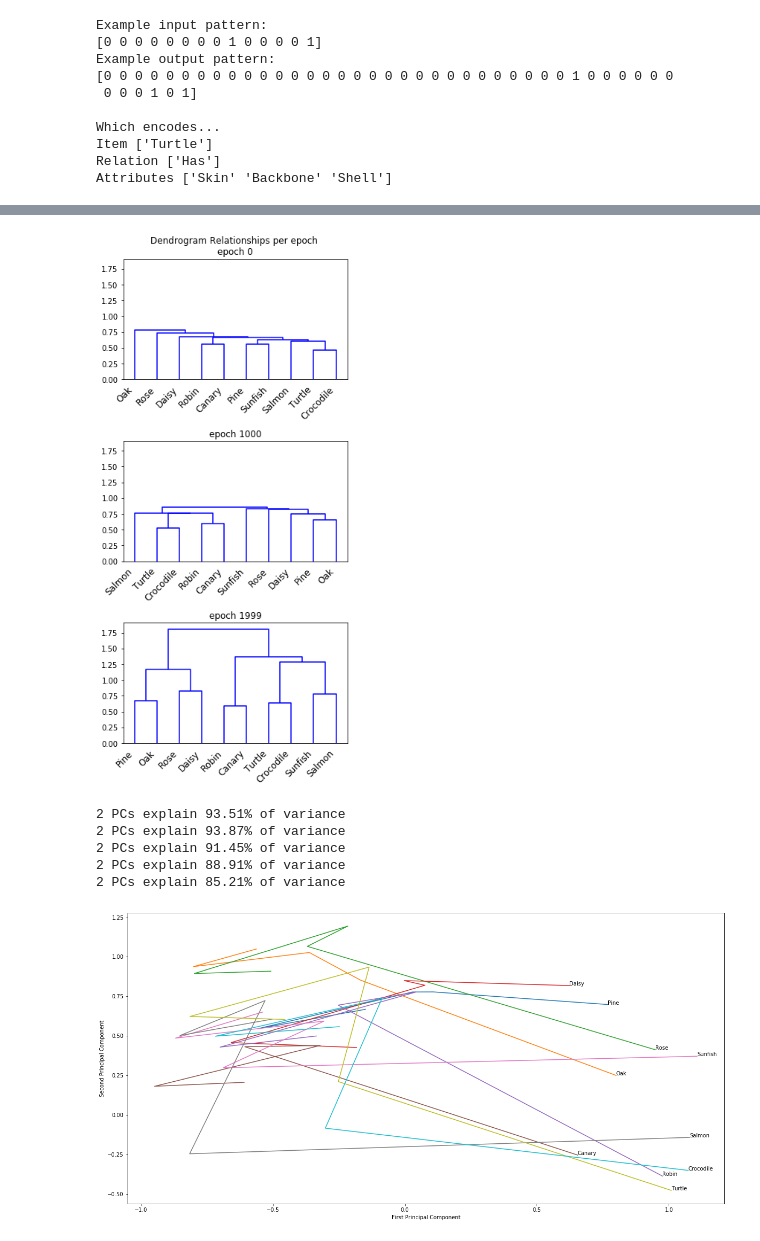
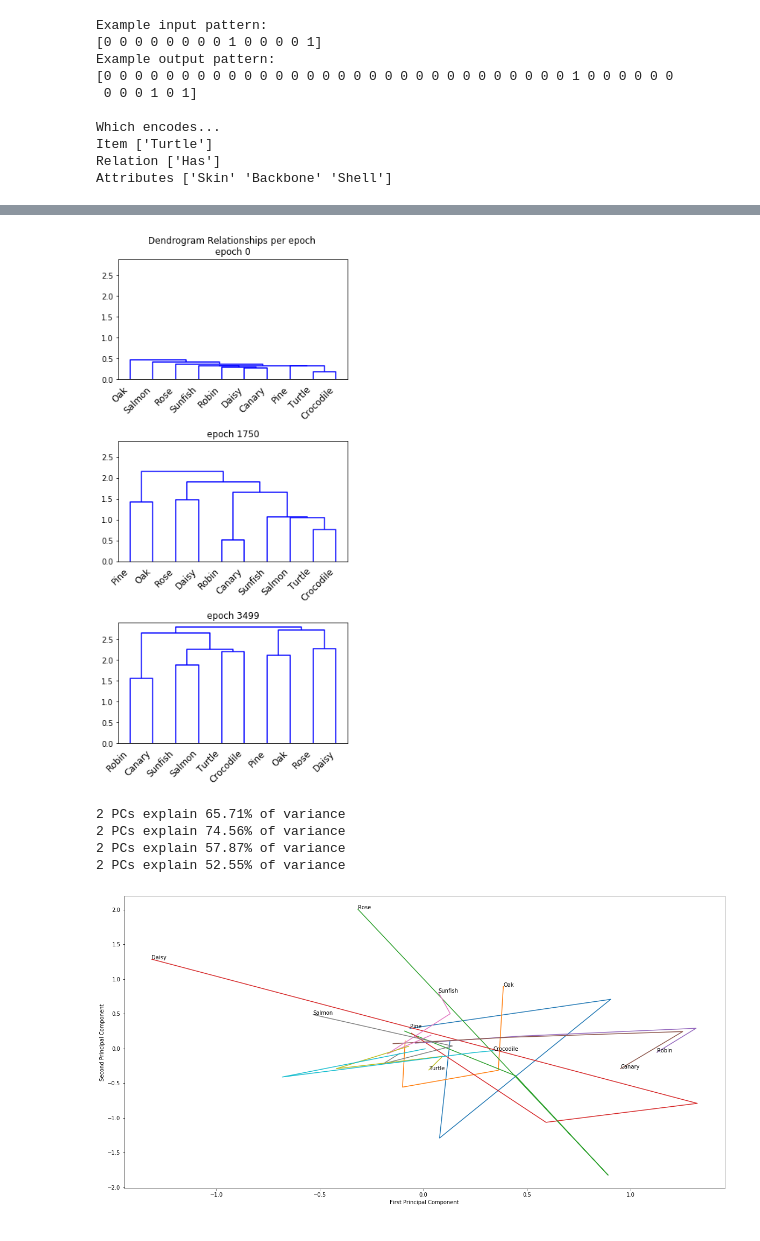
Before and after one commit to petersim1/CCM_Final_Project, a Jupyter notebook: Model_Training.ipynb, the cells around one changed output, grey strips where cells are left out. Drawn from its saved outputs; the diff is of its cells as text; code cells hidden in the pictures.

```diff
--- a/Model_Training.ipynb
+++ b/Model_Training.ipynb
@@ -91,13 +91,13 @@ class Net(nn.Module):
         self.hidden_layer_size = hidden_layer_size
 
         self.i2rep = nn.Linear(self.n_items, rep_layer_size,bias=False)
-        self.all2h = nn.Linear(rep_layer_size+self.n_relations, hidden_layer_size,bias=False)
-        self.h2o   = nn.Linear(hidden_layer_size, self.n_attributes,bias=False)
+        self.all2h = nn.Linear(rep_layer_size+self.n_relations, hidden_layer_size,bias=True)
+        self.h2o   = nn.Linear(hidden_layer_size, self.n_attributes,bias=True)
 
         # initialize untrainable bias.
-        self.i2rep.bias = nn.Parameter(torch.ones(1,self.rep_layer_size)*.5,requires_grad=False)
-        self.all2h.bias = nn.Parameter(torch.ones(1,self.hidden_layer_size)*.5,requires_grad=False)
-        self.h2o.bias = nn.Parameter(torch.ones(1,self.n_attributes)*.5,requires_grad=False)
+        #self.i2rep.bias = nn.Parameter(torch.ones(1,self.rep_layer_size)*.5,requires_grad=False)
+        self.all2h.bias = nn.Parameter(torch.ones(1,self.hidden_layer_size),requires_grad=True)
+        self.h2o.bias = nn.Parameter(torch.ones(1,self.n_attributes),requires_grad=True)
 
         # initialize weights.
         #nn.init.uniform_(self.i2rep.weight,-1.643,1.643)
@@ -156,19 +156,20 @@ class EarlyStop() :
             print('Loss has not decreased for {} epochs'.format(self.patience))
             self.early_stop = True
 # %%
-def train(mynet, input_pats, output_pats, criterion, optimizer):
+def train(mynet, input_pats, output_pats, criterion, optimizer, B):
     # Input
     #  mynet : Net class object
     error_epoch = 0
     mynet.train()
-    training_set_size = input_pats.shape[0]
+    training_set_size = input_pats.size()[0]
     perm = np.random.permutation(training_set_size)
     #perm = range(training_set_size)
-    for p in perm: # iterate through input patterns in random order
+    for p in range(int(training_set_size/B)): # iterate through input patterns in random order
+        inds = perm[(p*B):(p+1)*B]
         mynet.zero_grad() # reset gradient
-        output, hidden, rep = mynet(input_pats[p,:]) # forward pass
-        target = output_pats[p,:]
-        target = target.view(1,-1) # Get target into expected [1,_] format
+        output, hidden, rep = mynet(input_pats[inds,:]) # forward pass
+        target = output_pats[inds,:]
+        #target = target.view(1,-1) # Get target into expected [1,_] format
         loss = criterion(output, target) # compute loss
         loss.backward() # compute gradient
         optimizer.step() # update network parameters
@@ -297,7 +298,7 @@ torch.manual_seed(0)
 torch.cuda.manual_seed(0)
 
 # Network Configuration
-learning_rate = 0.01
+learning_rate = 0.05
 mynet     = Net(nobj, nrel, nattributes, rep_layer_size=10, hidden_layer_size=15)
 optimizer = torch.optim.SGD(mynet.parameters(), lr=learning_rate) # stochastic gradient descent
 criterion = nn.BCELoss() #
@@ -307,24 +308,21 @@ criterion = nn.BCELoss() #
 errors          = []
 rep_layers      = []
 out_layers      = []
-n_epochs        = 2000
+n_epochs        = 3500
 use_early_stop  = False
 early_stop      = EarlyStop(epsilon=1e-6)
+Batch_Size      = 2
 
 # Training
 for epoch in range(n_epochs):
 
-    loss = train(mynet, input_pats, output_pats, criterion, optimizer)
+    loss = train(mynet, input_pats, output_pats, criterion, optimizer , Batch_Size)
     errors.append(loss)
 
     mynet.eval()
     output = mynet(input_pats)
     rep_layer_int = output[2].detach().numpy()[::nrel]
     output_layer_int = output[0].detach().numpy()
-
-    #out, hidden, rep = mynet(torch.eye(nobj,nobj+nrel))
-    #output_layer_int = out.detach().numpy()
-    #rep_layer_int = rep.detach().numpy() #mynet.get_rep_layer_activations()
 
     out_layers.append(output_layer_int)
     rep_layers.append(rep_layer_int)
@@ -352,3 +356,11 @@ Epoch: 1999  Loss: 0.06202203389257192
+# %%
+for i in range(input_pats.shape[0]) :
+    output = mynet(input_pats[i])[0][0].detach().numpy()
+    if np.dot(output_pats[i].numpy(),np.where(output>=.5,1,0)) != np.sum(output_pats[i].numpy()) :
+        print(i,' BAD')
+    else :
+        if np.sum(np.where(output>=.5,1,0)) != np.sum(output_pats[i].numpy()) :
+            print(i,' BAD (extra attributes predicted)')
 # %%
 plot_loss(errors)
 # %% [output]
@@ -356,41 +368,40 @@ plot_loss(errors)
 # %%
-plot_dendo(rep_layers,3)
+plot_dendo(rep_layers)
 # %% [output]
-[figure, old version]
+[figure, new version]
 # %%
 ## The following observes principal components for the representation layer drawn out at different points in
 ## time of training. Essentially a multi-variate visualization to seeing differentiation through training.
 
 def plot_pca(rep_layer, names_items):
-    inds_look = np.linspace(0,len(rep_layers),5)
+    inds_look = np.linspace(0,len(rep_layers),4)
     inds_look[-1] = inds_look[-1]-1
     inds_look = list(map(int,inds_look))
 
     projections = []
 
     for ind in inds_look:
         mat = rep_layer[ind]
         u,s,v = np.linalg.svd(mat.T.dot(mat))
         projection = mat.dot(v[:,:2])
         print('2 PCs explain {}% of variance'.format(round(100*(np.cumsum(s) / np.sum(s))[1],ndigits=2)))
         projections.append(projection)
 
     plt.figure(figsize=(20,10))
     for i in range(len(names_items)):
         to_plot = np.array(projections)[:,i]
         plt.plot(to_plot[:,0],to_plot[:,1])
         plt.annotate(names_items[i],(to_plot[-1,0],to_plot[-1,1]))
     plt.xlabel('First Principal Component')
     plt.ylabel('Second Principal Component')
     plt.show()
 
 plot_pca(rep_layers, names_items)
 # %% [output]
-2 PCs explain 93.51% of variance
-2 PCs explain 93.87% of variance
-2 PCs explain 91.45% of variance
-2 PCs explain 88.91% of variance
-2 PCs explain 85.21% of variance
+2 PCs explain 65.71% of variance
+2 PCs explain 74.56% of variance
+2 PCs explain 57.87% of variance
+2 PCs explain 52.55% of variance
-[figure, old version]
+[figure, new version]
 # %%
 plot_rep(plot_option=1,rep_layer=rep_layers) # There are 3 plot options I created.
```
Also changed, not shown: parts of 6 cells of this notebook, 3 other files.
